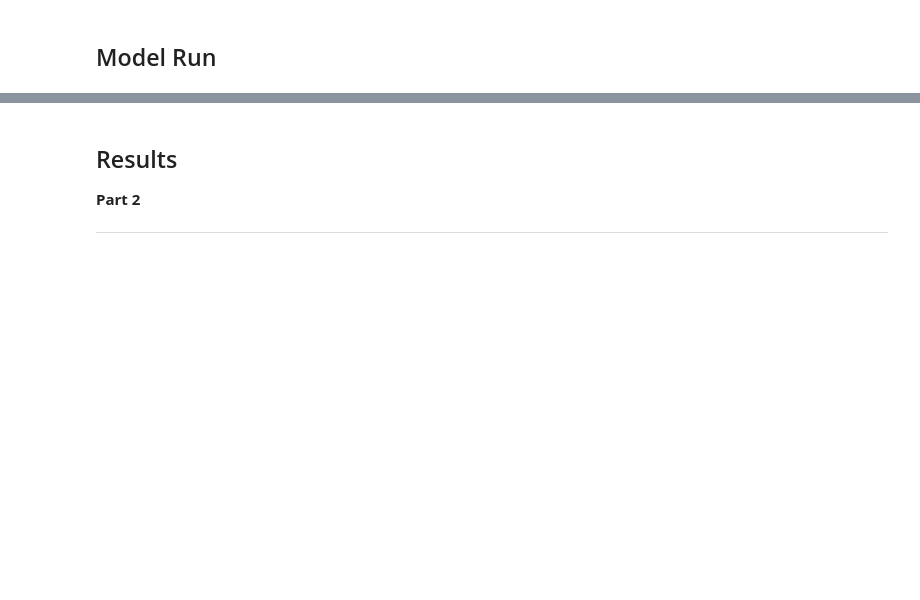
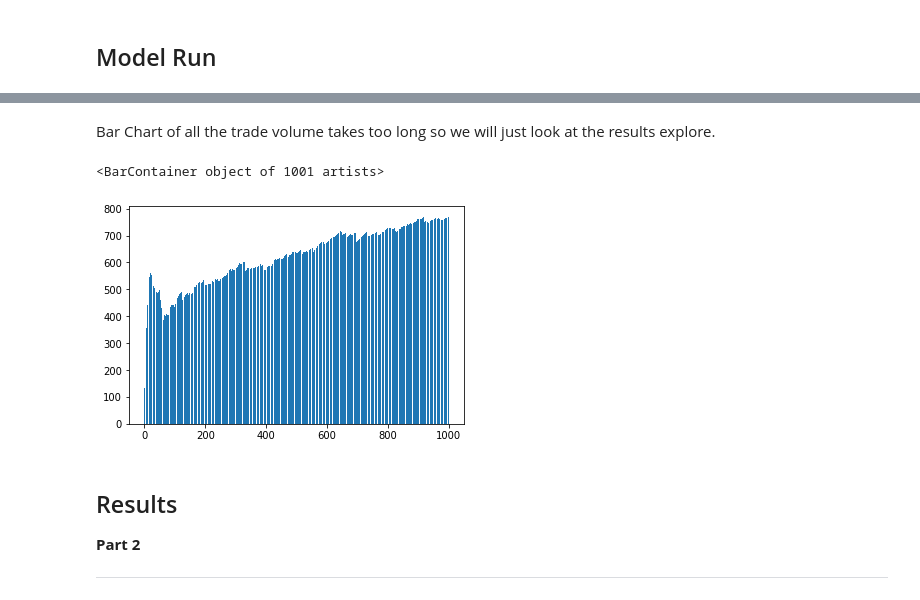
Before and after one commit to edgeofchaos42/ComplexityExplorer, a Jupyter notebook: Session_19_Batch_Runner.ipynb, the cells around one changed output, grey strips where cells are left out. Cells and saved outputs as stored; diff of their text form; code cells hidden in the pictures; blank space fills up the shorter version.

```diff
--- a/Session_19_Batch_Runner.ipynb
+++ b/Session_19_Batch_Runner.ipynb
@@ -590,3 +645,10 @@ plt.scatter(results_df["Step"], results_df["Price"], s=0.5)
+# %% [markdown]
+ Bar Chart of all the trade volume takes too long so we will just look at the results explore.
+# %%
+plt.bar(results_explore["Step"],results_explore["Trade volume"])
+# %% [output]
+<BarContainer object of 1001 artists>
+[figure, added]
 # %% [markdown]
 ## Results
 
```
Also changed, not shown: parts of 18 cells of this notebook.
